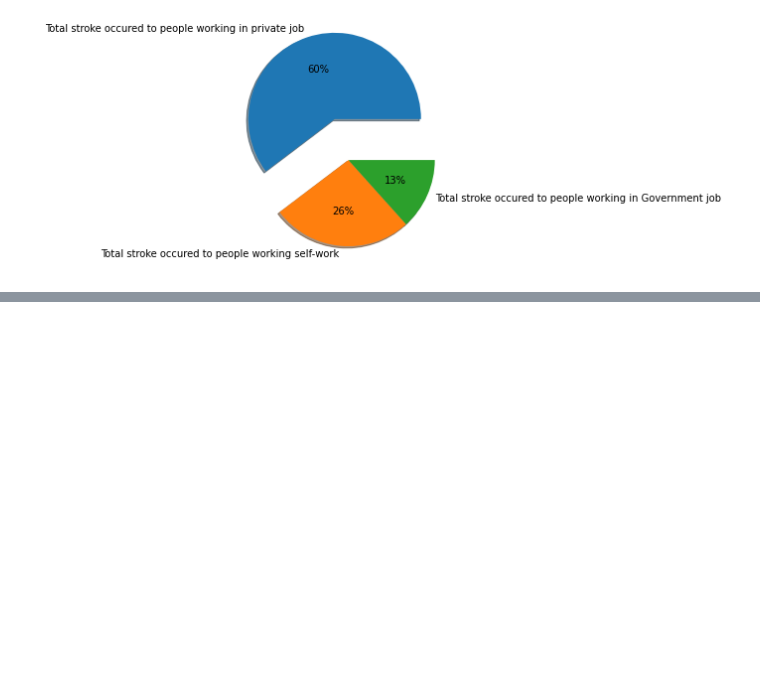
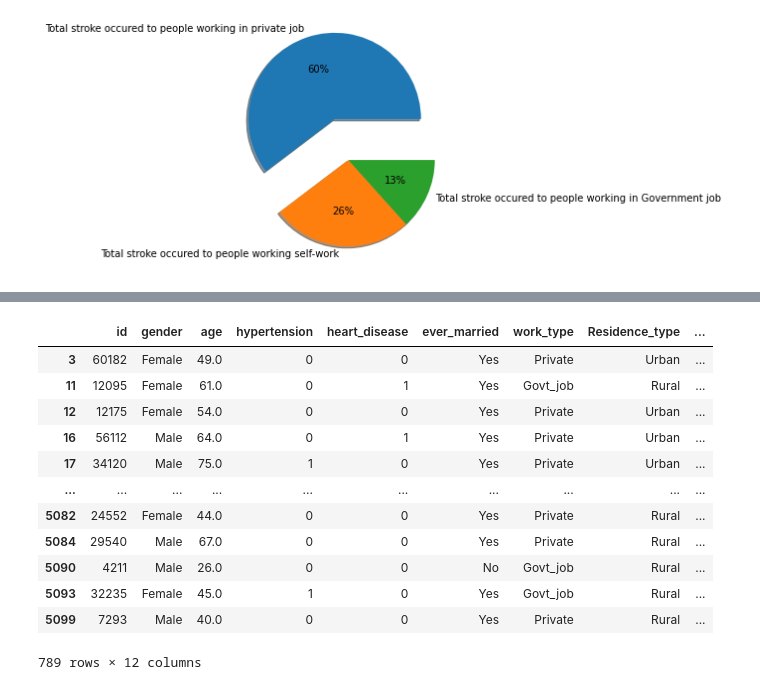
Before and after one commit to BibekRai44/Stroke-Analysis, a Jupyter notebook: stroke-prediction-and-analysis.ipynb, the cells around one changed output, grey strips where cells are left out. Saved outputs shown, nothing was run; the diff lists cells and outputs as text; code cells hidden in the pictures; blank space fills up the shorter version.

```diff
--- a/stroke-prediction-and-analysis.ipynb
+++ b/stroke-prediction-and-analysis.ipynb
@@ -288,0 +391,18 @@ plt.show()
+# %%
+#filtering dataframe where people smokes
+newdf=newdf5[newdf5.smoking_status=='smokes']
+newdf
+# %% [output]
+|  | id | gender | age | hypertension | heart_disease | ever_married | work_type | Residence_type | ... |
+| 3 | 60182 | Female | 49.0 | 0 | 0 | Yes | Private | Urban | ... |
+| 11 | 12095 | Female | 61.0 | 0 | 1 | Yes | Govt_job | Rural | ... |
+| 12 | 12175 | Female | 54.0 | 0 | 0 | Yes | Private | Urban | ... |
+| 16 | 56112 | Male | 64.0 | 0 | 1 | Yes | Private | Urban | ... |
+| 17 | 34120 | Male | 75.0 | 1 | 0 | Yes | Private | Urban | ... |
+| ... | ... | ... | ... | ... | ... | ... | ... | ... | ... |
+| 5082 | 24552 | Female | 44.0 | 0 | 0 | Yes | Private | Rural | ... |
+| 5084 | 29540 | Male | 67.0 | 0 | 0 | Yes | Private | Rural | ... |
+| 5090 | 4211 | Male | 26.0 | 0 | 0 | No | Govt_job | Rural | ... |
+| 5093 | 32235 | Female | 45.0 | 1 | 0 | Yes | Govt_job | Rural | ... |
+| 5099 | 7293 | Male | 40.0 | 0 | 0 | Yes | Private | Rural | ... |
+789 rows × 12 columns
```
Also changed, not shown: parts of 9 cells of this notebook.
